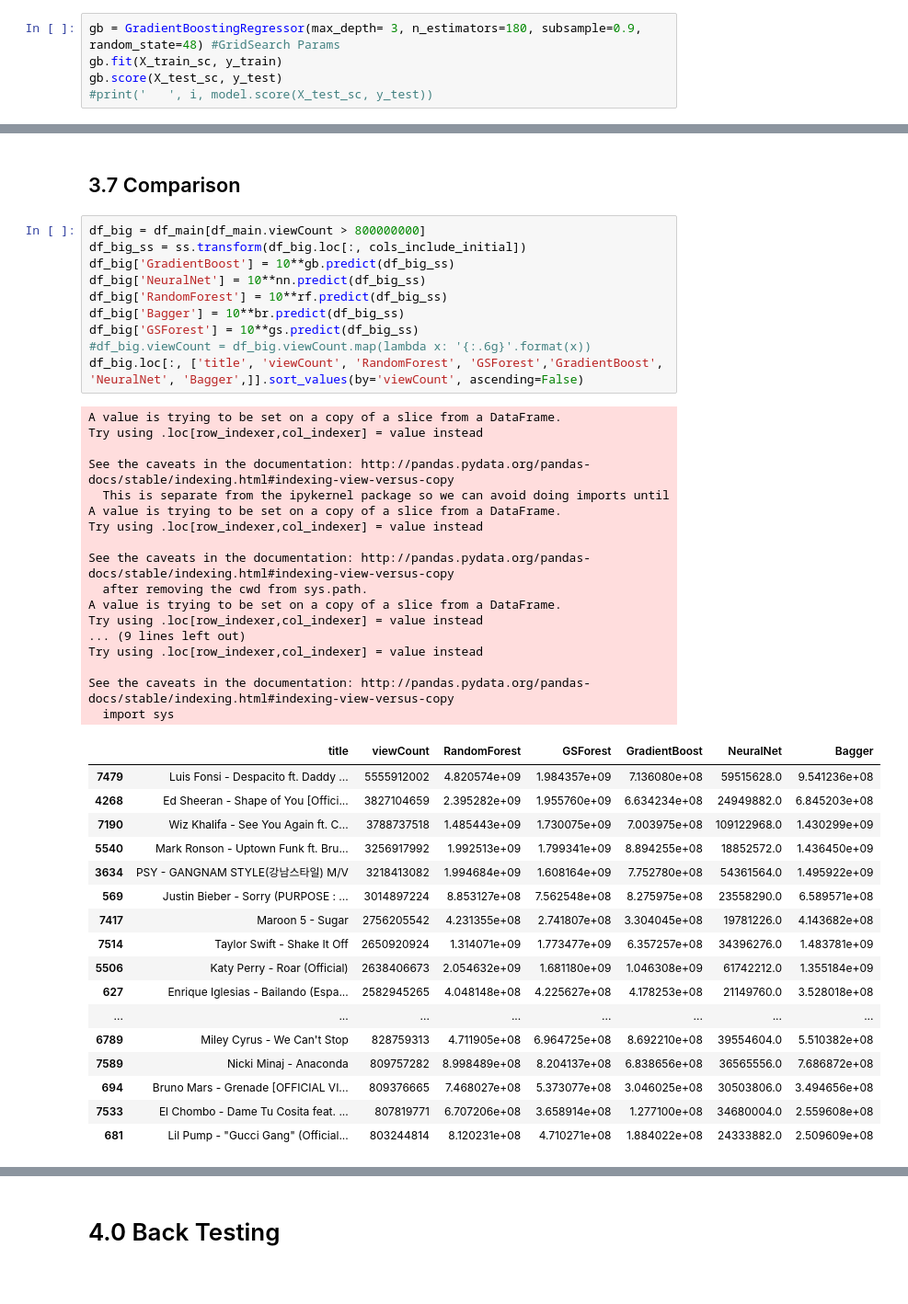
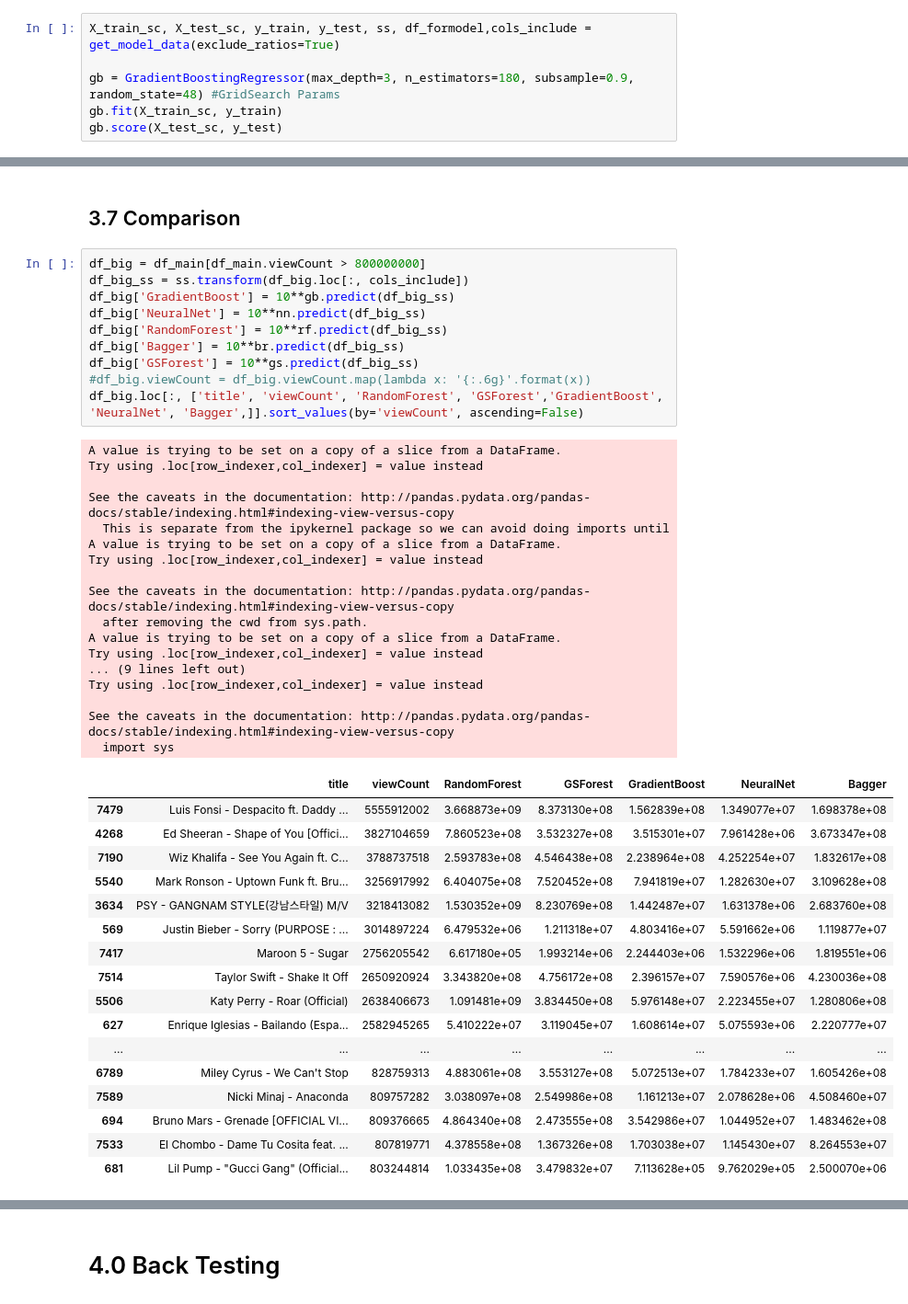
Before and after one commit to conorbarryhoke/Capstone, a Jupyter notebook: Regression_v2.ipynb, the cells around one changed output, grey strips where cells are left out. Shown at 92% size. Drawn from its saved outputs; the diff is of its cells as text.

```diff
--- a/Regression_v2.ipynb
+++ b/Regression_v2.ipynb
@@ -232,10 +220,11 @@ pd.DataFrame(abs(lr.coef_), index=X.columns, columns=['coefs']).sort_values(by='
 # %% [markdown]
 ## <a class="anchor" id="3.1-bullet">3.1 Gradient Boost</a>
 # %%
-gb = GradientBoostingRegressor(max_depth= 3, n_estimators=180, subsample=0.9, random_state=48) #GridSearch Params
+X_train_sc, X_test_sc, y_train, y_test, ss, df_formodel,cols_include = get_model_data(exclude_ratios=True)
+
+gb = GradientBoostingRegressor(max_depth=3, n_estimators=180, subsample=0.9, random_state=48) #GridSearch Params
 gb.fit(X_train_sc, y_train)
 gb.score(X_test_sc, y_test)
-#print('   ', i, model.score(X_test_sc, y_test))
 # %% [output]
 0.43191470802656773
 # %%
@@ -335,49 +321,49 @@ br.score(X_test_sc, y_test)
 ## <a class="anchor" id="3.6-bullet">3.7 Comparison</a>
 # %%
 df_big = df_main[df_main.viewCount > 800000000]
-df_big_ss = ss.transform(df_big.loc[:, cols_include_initial])
+df_big_ss = ss.transform(df_big.loc[:, cols_include])
 df_big['GradientBoost'] = 10**gb.predict(df_big_ss)
 df_big['NeuralNet'] = 10**nn.predict(df_big_ss)
 df_big['RandomForest'] = 10**rf.predict(df_big_ss)
 df_big['Bagger'] = 10**br.predict(df_big_ss)
 df_big['GSForest'] = 10**gs.predict(df_big_ss)
 #df_big.viewCount = df_big.viewCount.map(lambda x: '{:.6g}'.format(x))
 df_big.loc[:, ['title', 'viewCount', 'RandomForest', 'GSForest','GradientBoost', 'NeuralNet', 'Bagger',]].sort_values(by='viewCount', ascending=False)
 # %% [output]
 A value is trying to be set on a copy of a slice from a DataFrame.
 Try using .loc[row_indexer,col_indexer] = value instead
 
 See the caveats in the documentation: http://pandas.pydata.org/pandas-docs/stable/indexing.html#indexing-view-versus-copy
   This is separate from the ipykernel package so we can avoid doing imports until
 A value is trying to be set on a copy of a slice from a DataFrame.
 Try using .loc[row_indexer,col_indexer] = value instead
 
 See the caveats in the documentation: http://pandas.pydata.org/pandas-docs/stable/indexing.html#indexing-view-versus-copy
   after removing the cwd from sys.path.
 A value is trying to be set on a copy of a slice from a DataFrame.
 Try using .loc[row_indexer,col_indexer] = value instead
 ... (9 lines left out)
 Try using .loc[row_indexer,col_indexer] = value instead
 
 See the caveats in the documentation: http://pandas.pydata.org/pandas-docs/stable/indexing.html#indexing-view-versus-copy
   import sys
 |  | title | viewCount | RandomForest | GSForest | GradientBoost | NeuralNet | Bagger |
-| 7479 | Luis Fonsi - Despacito ft. Daddy ... | 5555912002 | 4.820574e+09 | 1.984357e+09 | 7.136080e+08 | 59515628.0 | 9.541236e+08 |
-| 4268 | Ed Sheeran - Shape of You [Offici... | 3827104659 | 2.395282e+09 | 1.955760e+09 | 6.634234e+08 | 24949882.0 | 6.845203e+08 |
-| 7190 | Wiz Khalifa - See You Again ft. C... | 3788737518 | 1.485443e+09 | 1.730075e+09 | 7.003975e+08 | 109122968.0 | 1.430299e+09 |
-| 5540 | Mark Ronson - Uptown Funk ft. Bru... | 3256917992 | 1.992513e+09 | 1.799341e+09 | 8.894255e+08 | 18852572.0 | 1.436450e+09 |
-| 3634 | PSY - GANGNAM STYLE(강남스타일) M/V | 3218413082 | 1.994684e+09 | 1.608164e+09 | 7.752780e+08 | 54361564.0 | 1.495922e+09 |
-| 569 | Justin Bieber - Sorry (PURPOSE : ... | 3014897224 | 8.853127e+08 | 7.562548e+08 | 8.275975e+08 | 23558290.0 | 6.589571e+08 |
-| 7417 | Maroon 5 - Sugar | 2756205542 | 4.231355e+08 | 2.741807e+08 | 3.304045e+08 | 19781226.0 | 4.143682e+08 |
-| 7514 | Taylor Swift - Shake It Off | 2650920924 | 1.314071e+09 | 1.773477e+09 | 6.357257e+08 | 34396276.0 | 1.483781e+09 |
-| 5506 | Katy Perry - Roar (Official) | 2638406673 | 2.054632e+09 | 1.681180e+09 | 1.046308e+09 | 61742212.0 | 1.355184e+09 |
-| 627 | Enrique Iglesias - Bailando (Espa... | 2582945265 | 4.048148e+08 | 4.225627e+08 | 4.178253e+08 | 21149760.0 | 3.528018e+08 |
+| 7479 | Luis Fonsi - Despacito ft. Daddy ... | 5555912002 | 3.668873e+09 | 8.373130e+08 | 1.562839e+08 | 1.349077e+07 | 1.698378e+08 |
+| 4268 | Ed Sheeran - Shape of You [Offici... | 3827104659 | 7.860523e+08 | 3.532327e+08 | 3.515301e+07 | 7.961428e+06 | 3.673347e+08 |
+| 7190 | Wiz Khalifa - See You Again ft. C... | 3788737518 | 2.593783e+08 | 4.546438e+08 | 2.238964e+08 | 4.252254e+07 | 1.832617e+08 |
+| 5540 | Mark Ronson - Uptown Funk ft. Bru... | 3256917992 | 6.404075e+08 | 7.520452e+08 | 7.941819e+07 | 1.282630e+07 | 3.109628e+08 |
+| 3634 | PSY - GANGNAM STYLE(강남스타일) M/V | 3218413082 | 1.530352e+09 | 8.230769e+08 | 1.442487e+07 | 1.631378e+06 | 2.683760e+08 |
+| 569 | Justin Bieber - Sorry (PURPOSE : ... | 3014897224 | 6.479532e+06 | 1.211318e+07 | 4.803416e+07 | 5.591662e+06 | 1.119877e+07 |
+| 7417 | Maroon 5 - Sugar | 2756205542 | 6.617180e+05 | 1.993214e+06 | 2.244403e+06 | 1.532296e+06 | 1.819551e+06 |
+| 7514 | Taylor Swift - Shake It Off | 2650920924 | 3.343820e+08 | 4.756172e+08 | 2.396157e+07 | 7.590576e+06 | 4.230036e+08 |
+| 5506 | Katy Perry - Roar (Official) | 2638406673 | 1.091481e+09 | 3.834450e+08 | 5.976148e+07 | 2.223455e+07 | 1.280806e+08 |
+| 627 | Enrique Iglesias - Bailando (Espa... | 2582945265 | 5.410222e+07 | 3.119045e+07 | 1.608614e+07 | 5.075593e+06 | 2.220777e+07 |
 | ... | ... | ... | ... | ... | ... | ... | ... |
-| 6789 | Miley Cyrus - We Can't Stop | 828759313 | 4.711905e+08 | 6.964725e+08 | 8.692210e+08 | 39554604.0 | 5.510382e+08 |
-| 7589 | Nicki Minaj - Anaconda | 809757282 | 8.998489e+08 | 8.204137e+08 | 6.838656e+08 | 36565556.0 | 7.686872e+08 |
-| 694 | Bruno Mars - Grenade [OFFICIAL VI... | 809376665 | 7.468027e+08 | 5.373077e+08 | 3.046025e+08 | 30503806.0 | 3.494656e+08 |
-| 7533 | El Chombo - Dame Tu Cosita feat. ... | 807819771 | 6.707206e+08 | 3.658914e+08 | 1.277100e+08 | 34680004.0 | 2.559608e+08 |
-| 681 | Lil Pump - "Gucci Gang" (Official... | 803244814 | 8.120231e+08 | 4.710271e+08 | 1.884022e+08 | 24333882.0 | 2.509609e+08 |
+| 6789 | Miley Cyrus - We Can't Stop | 828759313 | 4.883061e+08 | 3.553127e+08 | 5.072513e+07 | 1.784233e+07 | 1.605426e+08 |
+| 7589 | Nicki Minaj - Anaconda | 809757282 | 3.038097e+08 | 2.549986e+08 | 1.161213e+07 | 2.078628e+06 | 4.508460e+07 |
+| 694 | Bruno Mars - Grenade [OFFICIAL VI... | 809376665 | 4.864340e+08 | 2.473555e+08 | 3.542986e+07 | 1.044952e+07 | 1.483462e+08 |
+| 7533 | El Chombo - Dame Tu Cosita feat. ... | 807819771 | 4.378558e+08 | 1.367326e+08 | 1.703038e+07 | 1.145430e+07 | 8.264553e+07 |
+| 681 | Lil Pump - "Gucci Gang" (Official... | 803244814 | 1.033435e+08 | 3.479832e+07 | 7.113628e+05 | 9.762029e+05 | 2.500070e+06 |
 115 rows × 7 columns
 # %%
 df_residuals = pd.DataFrame(y_test)
```
Also changed, not shown: parts of 24 cells of this notebook, 5 other files.
